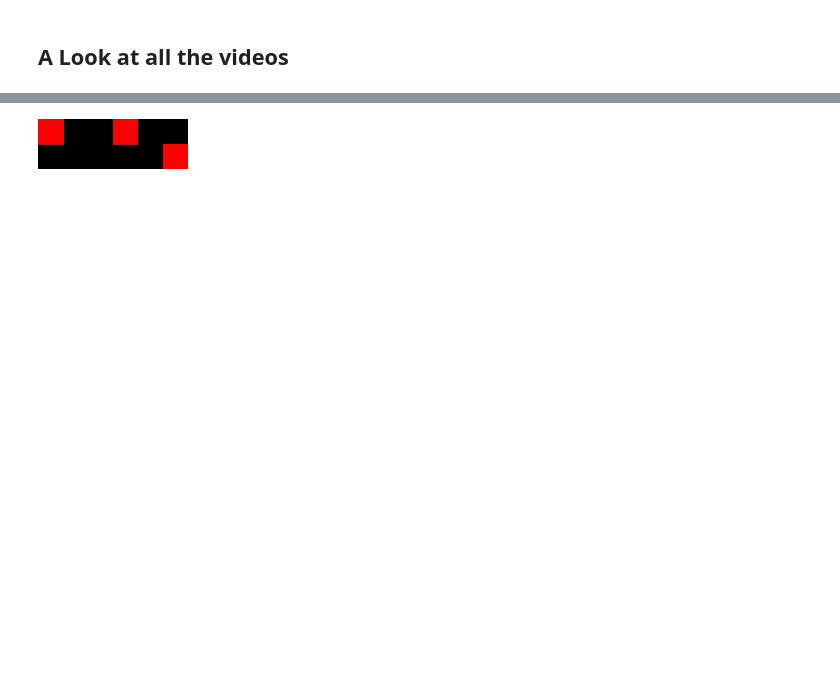
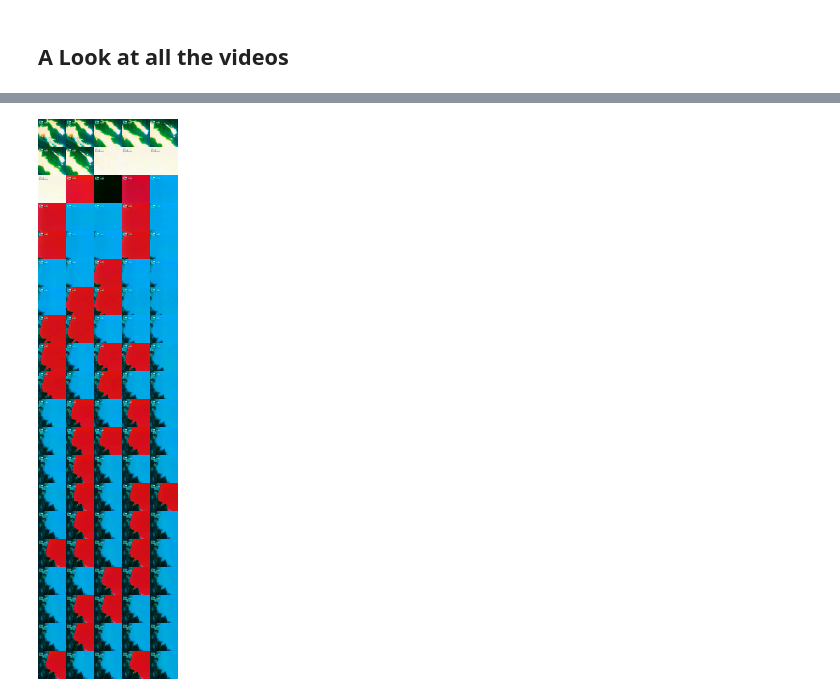
Before and after one commit to dream-team-nadia-woody/epilator, a Jupyter notebook: video_testing.ipynb, the cells around one changed output, grey strips where cells are left out. Drawn from its saved outputs; the diff is of its cells as text; code cells hidden in the pictures; blank space fills up the shorter version.

```diff
--- a/video_testing.ipynb
+++ b/video_testing.ipynb
@@ -67,8 +67,7 @@ fig.tight_layout()
 # %%
 reload(v)
-red_spin = v.Video.from_file('videos/Red Spin.mp4')
-split_vid = red_spin.segment(2)
-split_vid[:3].show()
-red_spin[:3].show()
+red_spin = v.Video.from_file('videos/Banned Pokemon Seizure Scene.mp4',Conversions.BGR)
+red_pct = red_spin.mask('red')[450:550]
+red_pct.show()
 # %% [output]
-[figure, old version]
+[figure, new version]
```
Also changed, not shown: parts of 5 cells of this notebook, 3 other files.
